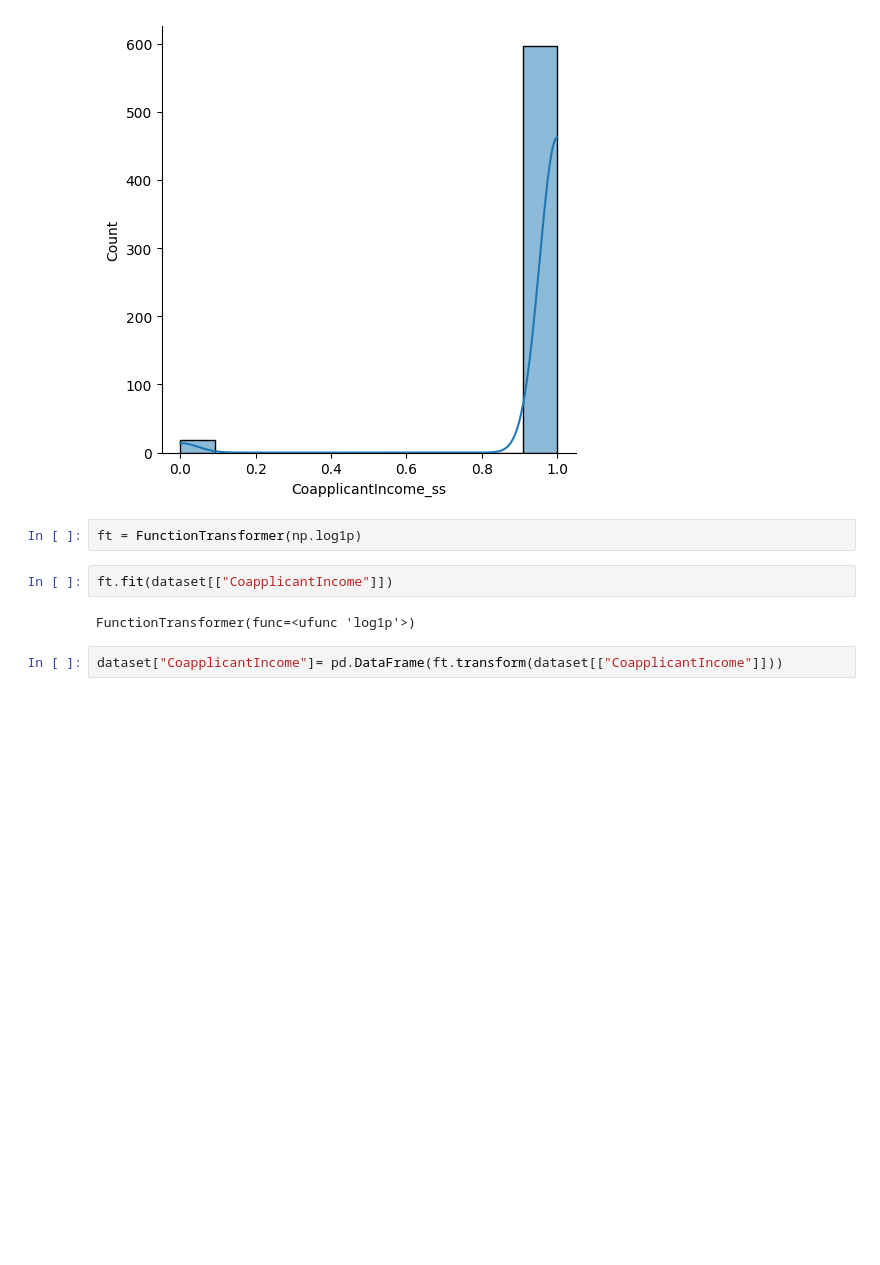
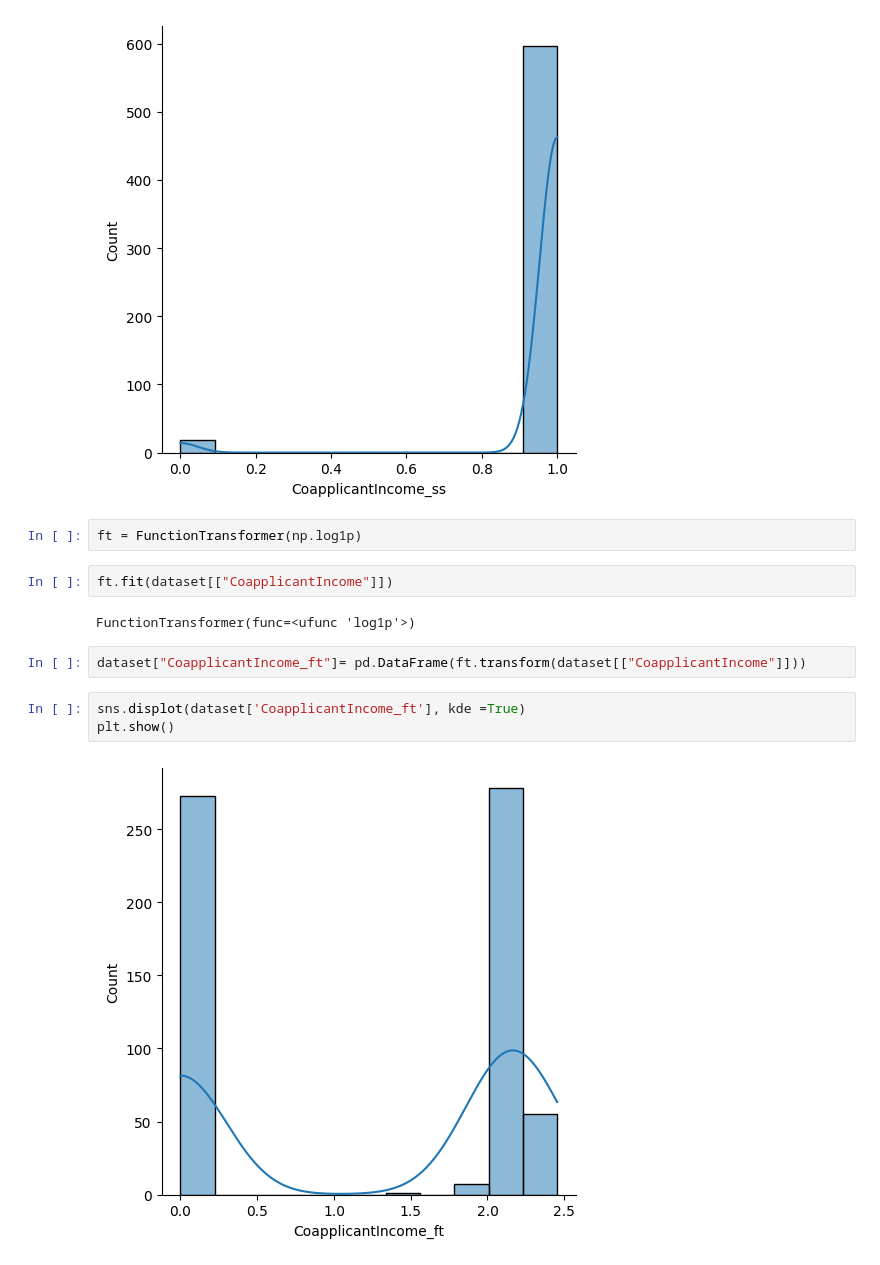
Before and after one commit to Singh-Prince-Rinku/2025, a Jupyter notebook: Machine Learning/Data_Analysis/Function_Transformer.ipynb, the cells around one changed output. Cells and saved outputs as stored; diff of their text form; blank space fills up the shorter version.

Commit message:
changes to be committed: modified: Machine Learning/Data_Analysis/Function_Transformer.ipynb

```diff
--- a/Machine Learning/Data_Analysis/Function_Transformer.ipynb
+++ b/Machine Learning/Data_Analysis/Function_Transformer.ipynb
@@ -55,4 +55,9 @@ ft.fit(dataset[["CoapplicantIncome"]])
 # %% [output]
 FunctionTransformer(func=<ufunc 'log1p'>)
 # %%
-dataset["CoapplicantIncome"]= pd.DataFrame(ft.transform(dataset[["CoapplicantIncome"]]))
+dataset["CoapplicantIncome_ft"]= pd.DataFrame(ft.transform(dataset[["CoapplicantIncome"]]))
+# %%
+sns.displot(dataset['CoapplicantIncome_ft'], kde =True)
+plt.show()
+# %% [output]
+[figure, added]
```
